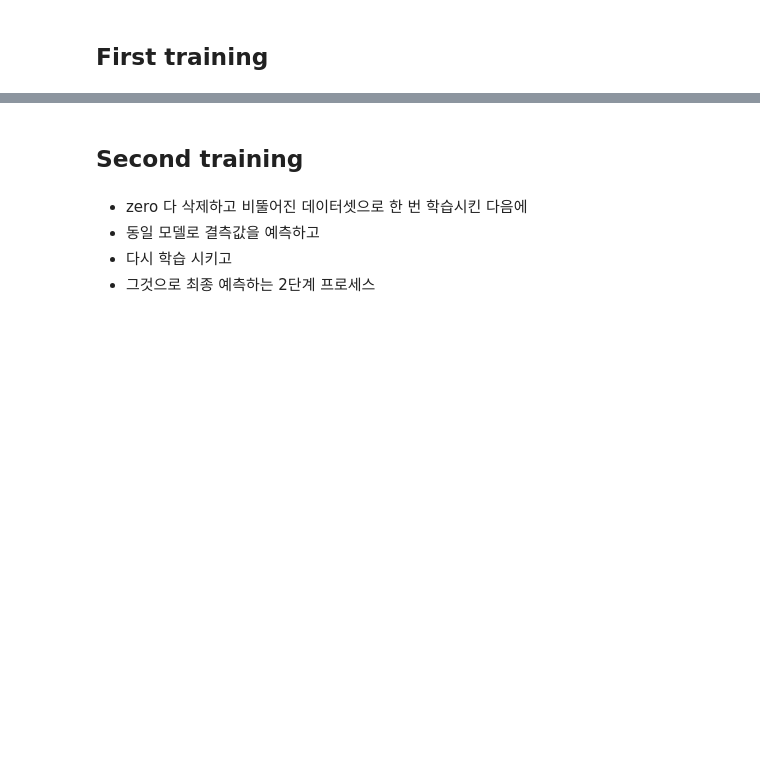
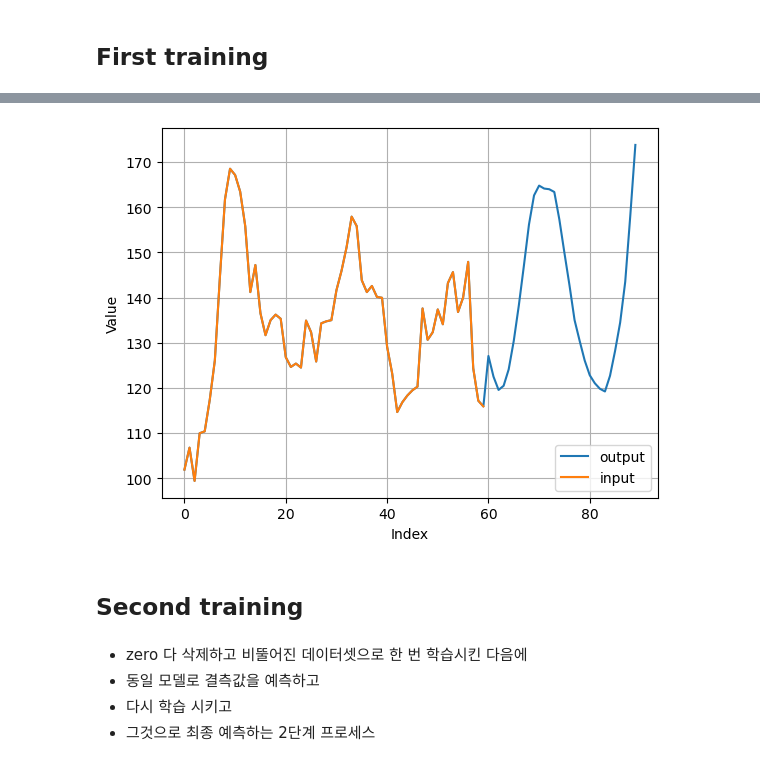
Before and after one commit to jiho264/solarAI, a Jupyter notebook: addinteroplation.ipynb, the cells around one changed output, grey strips where cells are left out. Drawn from its saved outputs; the diff is of its cells as text; code cells hidden in the pictures; blank space fills up the shorter version.

```diff
--- a/addinteroplation.ipynb
+++ b/addinteroplation.ipynb
@@ -129,3 +188,7 @@ plt.show()
+# %%
+_tmp = prediction(test, first_lstm_model)
+# %% [output]
+[figure, added]
 # %% [markdown]
 ## Second training
 # %% [markdown]
```
Also changed, not shown: parts of 20 cells of this notebook.
